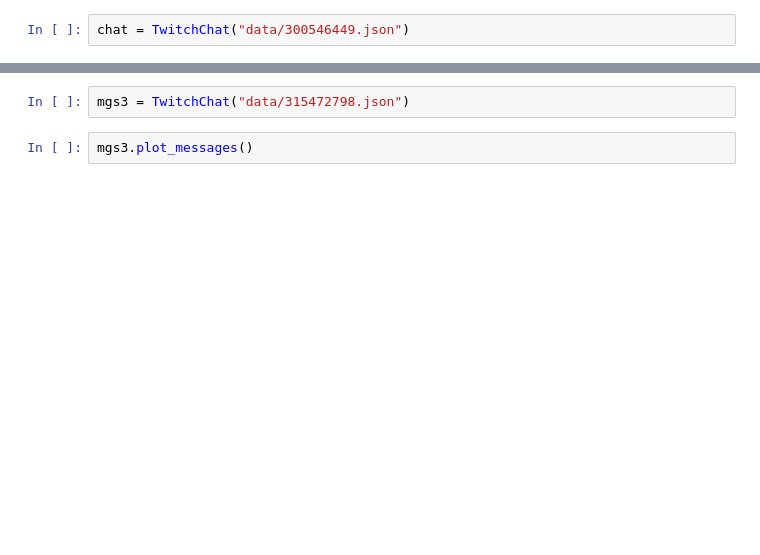
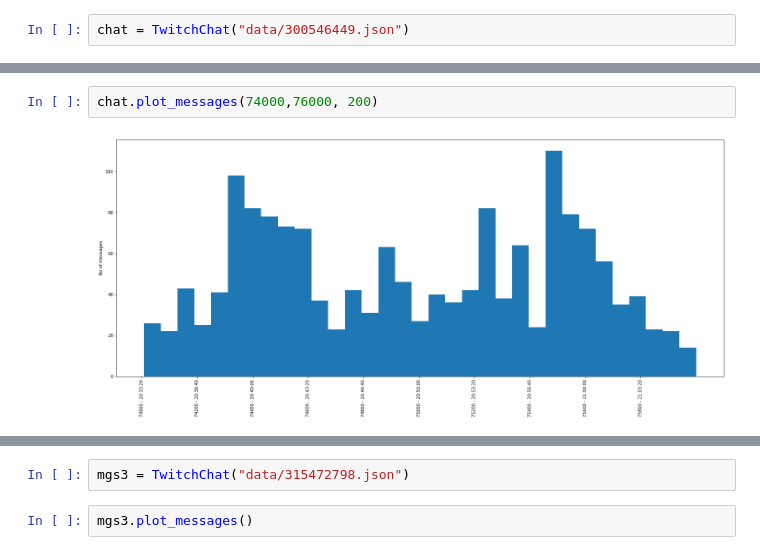
Before and after one commit to missinglinks/twitch-chat-stuff, a Jupyter notebook: Twitch Chat Analysis.ipynb, the cells around one changed output, grey strips where cells are left out. Cells and saved outputs as stored; diff of their text form; blank space fills up the shorter version.

```diff
--- a/Twitch Chat Analysis.ipynb
+++ b/Twitch Chat Analysis.ipynb
@@ -6,0 +32,4 @@ chat.plot_emoticons()
+# %%
+chat.plot_messages(74000,76000, 200)
+# %% [output]
+[figure, added]
```
Also changed, not shown: parts of 28 cells of this notebook.
